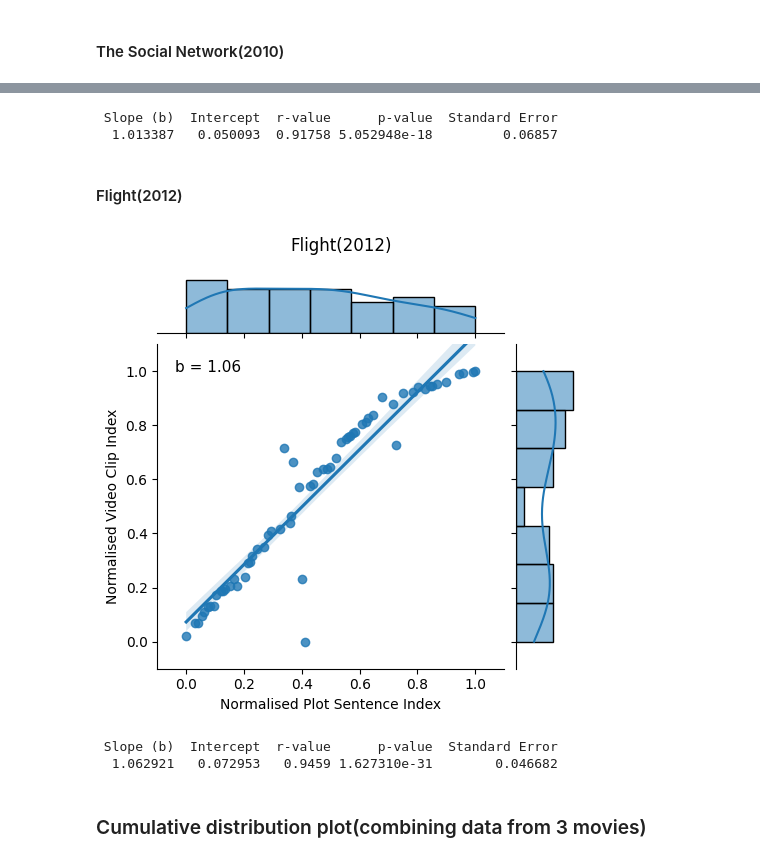
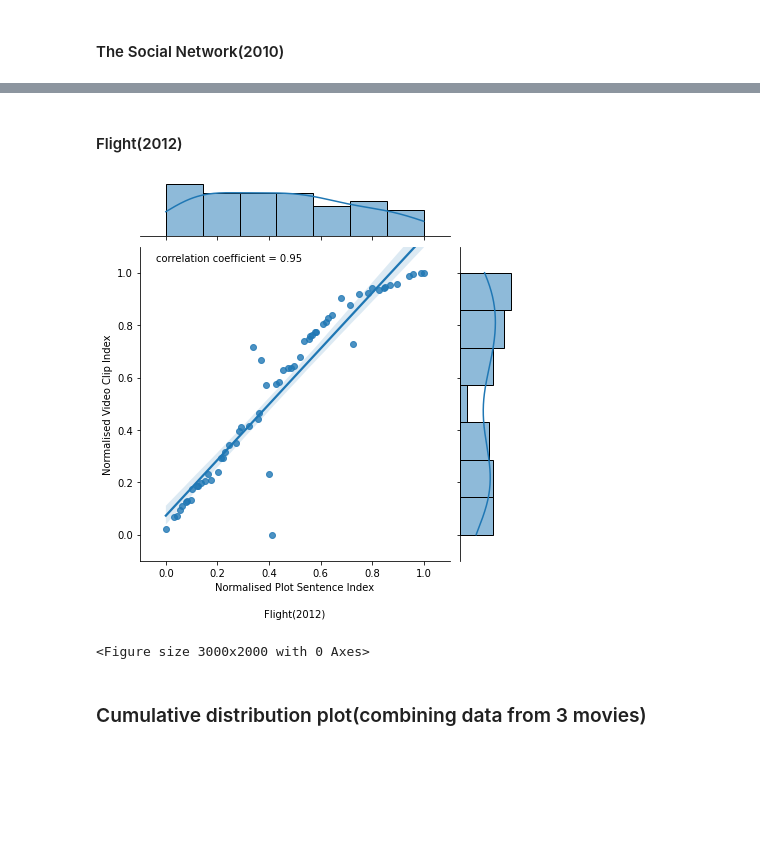
Before and after one commit to Marina-Zhou/Movie_Event_Alignment, a Jupyter notebook: Plot_coverage_visualization.ipynb, the cells around one changed output, grey strips where cells are left out. Drawn from its saved outputs; the diff is of its cells as text; code cells hidden in the pictures; blank space fills up the shorter version.

```diff
--- a/Plot_coverage_visualization.ipynb
+++ b/Plot_coverage_visualization.ipynb
@@ -8,16 +8,13 @@ import numpy as np
 from scipy import stats,integrate
 import matplotlib.pyplot as plt
 import seaborn as sns
-sns.set()
-plt.style.use('default')
-pd.set_option('display.max_rows', None)
 from scipy.stats import linregress
 # %% [markdown]
 ### Data preprocess (Calculating normalized video clip index & plot sentence index)
 # %%
 # Import all (ML&manually extracted) events data from 3 movies
-all_500_df = pd.read_csv('AllEvents_500Days.csv')
-all_tsn_df = pd.read_csv('AllEvent_TSN.csv')
+all_500_df = pd.read_csv('All_Events_500Days.csv')
+all_tsn_df = pd.read_csv('All_Event_TSN.csv')
 all_flight_df = pd.read_csv('All_Event_Flight.csv')
 # %%
 # Collect all manually extracted events data
@@ -101,20 +114,2 @@ plt.suptitle("The Social Network(2010)", fontsize=12)
-# %%
-# Perform linear regression to obtain the slope coefficient (b), intercept, r-value, p-value, and std_err
-x_data = np.array(manual_tsn_df_drop0["Normalised Plot Sentence Index"])
-y_data = np.array(manual_tsn_df_drop0["Normalised Video Clip Index"])
-slope, intercept, r_value, p_value, std_err = linregress(x_data, y_data)
-
-data = {
-    'Slope (b)': [slope],
-    'Intercept': [intercept],
-    'r-value': [r_value],
-    'p-value': [p_value],
-    'Standard Error': [std_err]
-}
-df_rg_tsn = pd.DataFrame(data)
-print(df_rg_tsn.to_string(index=False))
-# %% [output]
- Slope (b)  Intercept  r-value      p-value  Standard Error
-  1.013387   0.050093  0.91758 5.052948e-18         0.06857
 # %% [markdown]
 #### Flight(2012)
@@ -121,34 +122,17 @@ print(df_rg_tsn.to_string(index=False))
 # %%
 # plot jointplot
 # normalised plot sentence index as x variable and normalised video clip index as y variable
-figure_height = 5
-plot =sns.jointplot(manual_flight_df_drop0, x="Normalised Plot Sentence Index", y="Normalised Video Clip Index", kind='reg', height=figure_height, xlim=(-0.1, 1.1), ylim=(-0.1, 1.1))
+figure_height = 6
+plot =sns.jointplot(manual_flight_df_drop0, x="Normalised Plot Sentence Index", y="Normalised Video Clip Index", kind='reg', height=figure_height, xlim=(-0.1, 1.1), ylim=(-0.1, 1.1), color="#1f77b4")
 
-plt.subplots_adjust(top=0.9)  # Adjust the top margin to make space for the title
-plt.suptitle("Flight(2012)", fontsize=12)
+plt.title("Flight(2012)", fontsize=10, y=-0.20)
 
-b = slope
-plt.text(0.05, 0.95, f'b = {b:.2f}', transform=plot.ax_joint.transAxes, fontsize=11, va='top');
+plt.text(0.05, 0.98, f'correlation coefficient = {r_value_flight:.2f}', transform=plot.ax_joint.transAxes, fontsize=10, va='top')
+
+plt.figure(dpi=500);
 # %% [output]
-[figure, old version]
+[figure, new version]
+<Figure size 3000x2000 with 0 Axes>
-# %%
-# Perform linear regression to obtain the slope coefficient (b), intercept, r-value, p-value, and std_err
-x_data = np.array(manual_flight_df_drop0["Normalised Plot Sentence Index"])
-y_data = np.array(manual_flight_df_drop0["Normalised Video Clip Index"])
-slope, intercept, r_value, p_value, std_err = linregress(x_data, y_data)
-
-data = {
-    'Slope (b)': [slope],
-    'Intercept': [intercept],
-    'r-value': [r_value],
-    'p-value': [p_value],
-    'Standard Error': [std_err]
-}
-df_rg_flight = pd.DataFrame(data)
-print(df_rg_flight.to_string(index=False))
-# %% [output]
- Slope (b)  Intercept  r-value      p-value  Standard Error
-  1.062921   0.072953   0.9459 1.627310e-31        0.046682
 # %% [markdown]
 ### Cumulative distribution plot(combining data from 3 movies)
 # %%
```
Also changed, not shown: parts of 10 cells of this notebook, 2 other files.
